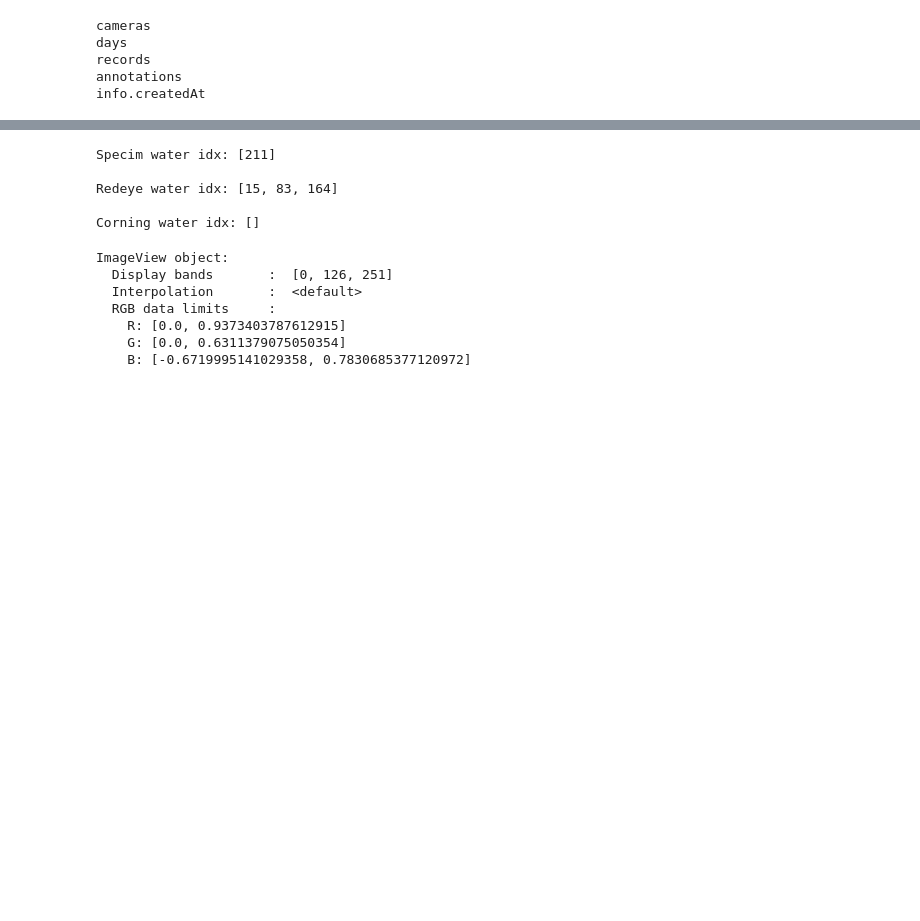
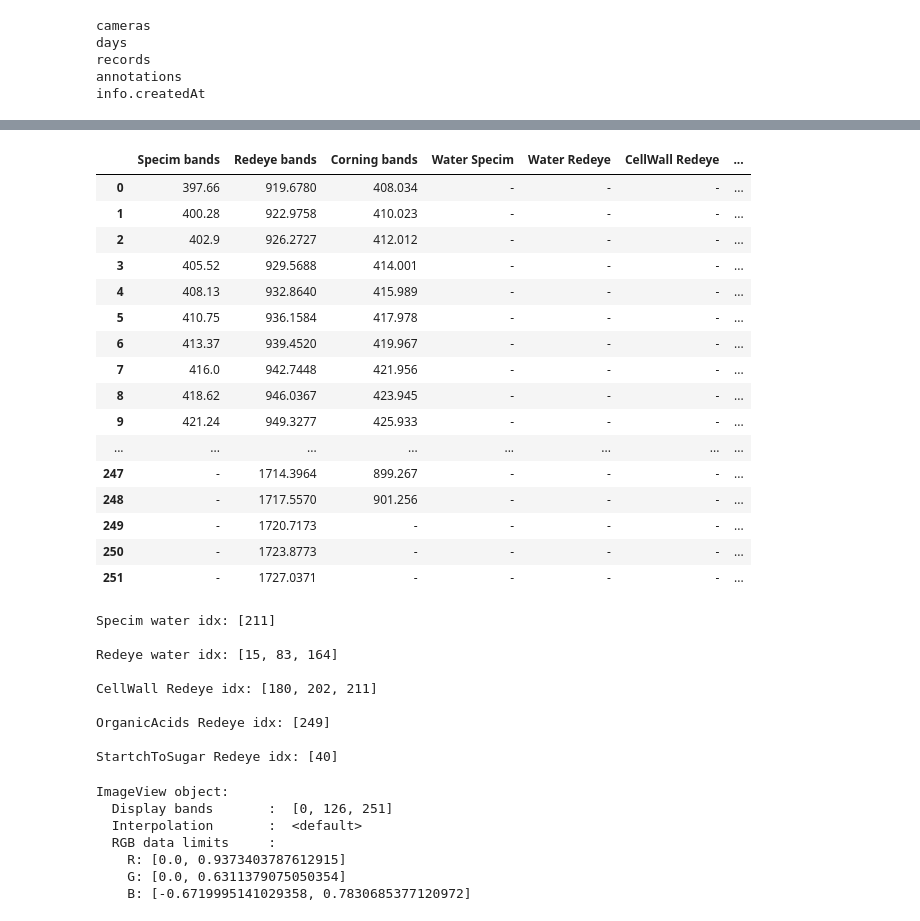
Before and after one commit to PyMati/FruitsClassificationFromHipespectralImages, a Jupyter notebook: robert-notebook.ipynb, the cells around one changed output, grey strips where cells are left out. Saved outputs shown, nothing was run; the diff lists cells and outputs as text; code cells hidden in the pictures; blank space fills up the shorter version.

```diff
--- a/robert-notebook.ipynb
+++ b/robert-notebook.ipynb
@@ -210,7 +198,47 @@ df_combined.head(20)
 # %%
+water_marks = [970, 1190, 1450, 1940]  # nm. z czasem woda odparowuje
 
-df_combined['Water mark Specim'] = df_combined['Specim bands'].apply(find_closest_wavelenght)
-df_combined['Water mark Redeye'] = df_combined['Redeye bands'].apply(find_closest_wavelenght)
-df_combined['Water mark Corning'] = df_combined['Corning bands'].apply(find_closest_wavelenght)
+df_combined['Water Specim'] = df_combined['Specim bands'].apply(lambda x: find_closest_wavelenght(x, water_marks))
+df_combined['Water Redeye'] = df_combined['Redeye bands'].apply(lambda x: find_closest_wavelenght(x, water_marks))
+df_combined['Water Corning'] = df_combined['Corning bands'].apply(lambda x: find_closest_wavelenght(x, water_marks))
+# %%
+cell_walls = [1502, 1510, 1572, 1600]  # jak twardy jest owoc
+
+df_combined['CellWall Specim'] = df_combined['Specim bands'].apply(lambda x: find_closest_wavelenght(x, cell_walls))
+df_combined['CellWall Redeye'] = df_combined['Redeye bands'].apply(lambda x: find_closest_wavelenght(x, cell_walls))
+df_combined['CellWall Corning'] = df_combined['Corning bands'].apply(lambda x: find_closest_wavelenght(x, cell_walls))
+# %%
+organic_acids = [1720, 1745, 1760, 1820, 1880]  # poziom spada w trakcie dojrzewania
+
+df_combined['OrganicAcids Specim'] = df_combined['Specim bands'].apply(lambda x: find_closest_wavelenght(x, organic_acids))
+df_combined['OrganicAcids Redeye'] = df_combined['Redeye bands'].apply(lambda x: find_closest_wavelenght(x, organic_acids))
+df_combined['OrganicAcids Corning'] = df_combined['Corning bands'].apply(lambda x: find_closest_wavelenght(x, organic_acids))
+# %%
+starch_sugar = [1050]  # skrobia --> cukry, ważne! (w trakcie dojrzewania)
+
+df_combined['StartchToSugar Specim'] = df_combined['Specim bands'].apply(lambda x: find_closest_wavelenght(x, starch_sugar))
+df_combined['StartchToSugar Redeye'] = df_combined['Redeye bands'].apply(lambda x: find_closest_wavelenght(x, starch_sugar))
+df_combined['StartchToSugar Corning'] = df_combined['Corning bands'].apply(lambda x: find_closest_wavelenght(x, starch_sugar))
+# %%
+df_combined = df_combined.dropna(how= "all", axis=1)
+df_combined.fillna('-')
+# %% [output]
+|  | Specim bands | Redeye bands | Corning bands | Water Specim | Water Redeye | CellWall Redeye | ... |
+| 0 | 397.66 | 919.6780 | 408.034 | - | - | - | ... |
+| 1 | 400.28 | 922.9758 | 410.023 | - | - | - | ... |
+| 2 | 402.9 | 926.2727 | 412.012 | - | - | - | ... |
+| 3 | 405.52 | 929.5688 | 414.001 | - | - | - | ... |
+| 4 | 408.13 | 932.8640 | 415.989 | - | - | - | ... |
+| 5 | 410.75 | 936.1584 | 417.978 | - | - | - | ... |
+| 6 | 413.37 | 939.4520 | 419.967 | - | - | - | ... |
+| 7 | 416.0 | 942.7448 | 421.956 | - | - | - | ... |
+| 8 | 418.62 | 946.0367 | 423.945 | - | - | - | ... |
+| 9 | 421.24 | 949.3277 | 425.933 | - | - | - | ... |
+| ... | ... | ... | ... | ... | ... | ... | ... |
+| 247 | - | 1714.3964 | 899.267 | - | - | - | ... |
+| 248 | - | 1717.5570 | 901.256 | - | - | - | ... |
+| 249 | - | 1720.7173 | - | - | - | - | ... |
+| 250 | - | 1723.8773 | - | - | - | - | ... |
+| 251 | - | 1727.0371 | - | - | - | - | ... |
 # %%
 
@@ -221,14 +251,20 @@ watermark_corning = df_combined['Water mark Corning'].dropna().index.to_list()
 print(f"""
 Specim water idx: {watermark_specim}\n
 Redeye water idx: {watermark_redeye}\n
-Corning water idx: {watermark_corning}
+CellWall Redeye idx: {cell_wall_redeye}\n
+OrganicAcids Redeye idx: {organic_acids_redeye}\n
+StartchToSugar Redeye idx: {startch_sugar_redeye}
 """)
 # %% [output]
 Specim water idx: [211]
 
 Redeye water idx: [15, 83, 164]
 
-Corning water idx: []
+CellWall Redeye idx: [180, 202, 211]
+
+OrganicAcids Redeye idx: [249]
+
+StartchToSugar Redeye idx: [40]
 # %%
 day_01 = envi.open('../fruits_dataset/Avocado/NIR/day_01/avocado_day_01_20_front.hdr',
                  '../fruits_dataset/Avocado/NIR/day_01/avocado_day_01_20_front.bin').load()
```
Also changed, not shown: parts of 10 cells of this notebook.
